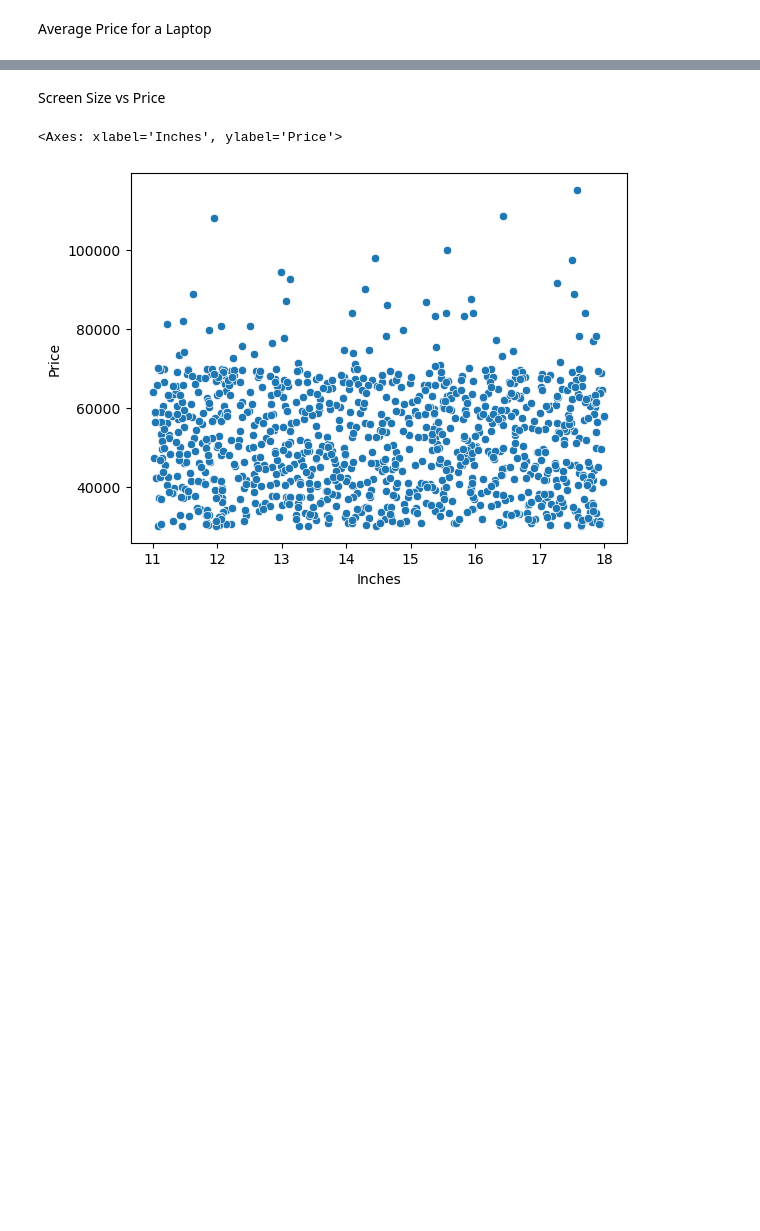
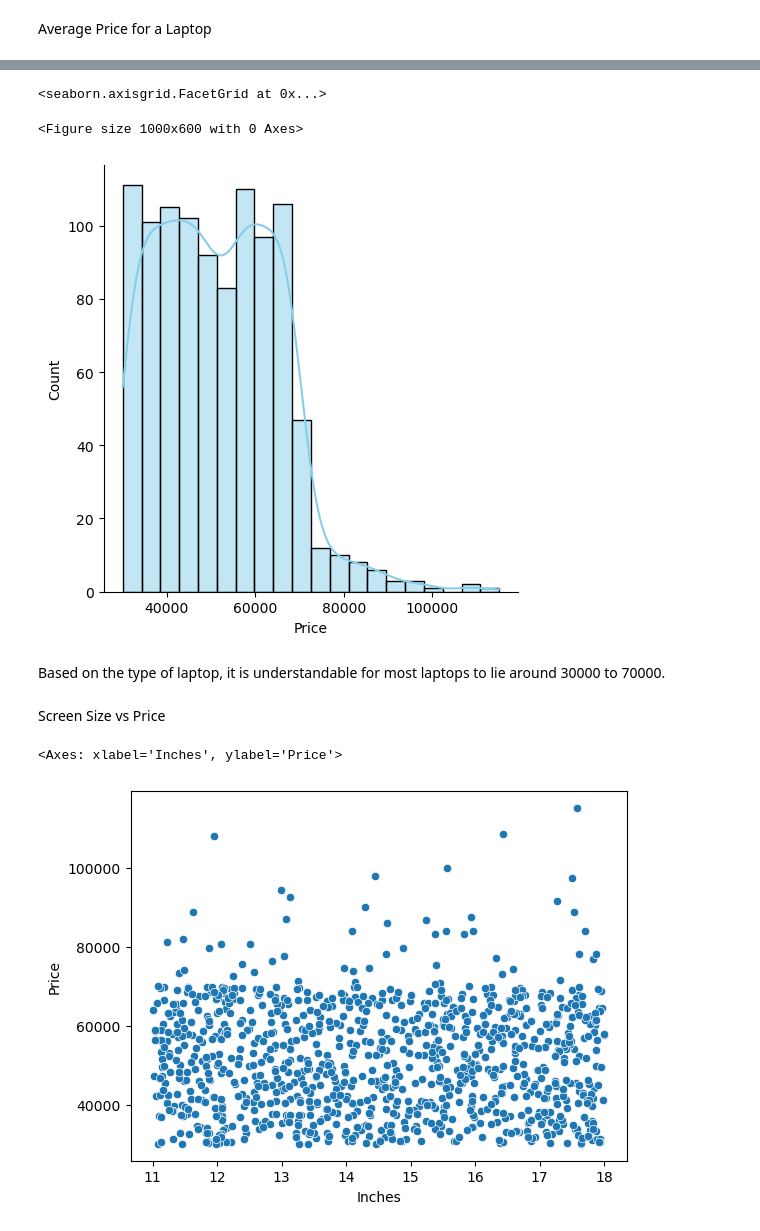
Before and after one commit to Kestrel86/laptopPriceEDA, a Jupyter notebook: laptopPriceEDA.ipynb, the cells around one changed output, grey strips where cells are left out. Cells and saved outputs as stored; diff of their text form; code cells hidden in the pictures; blank space fills up the shorter version.

```diff
--- a/laptopPriceEDA.ipynb
+++ b/laptopPriceEDA.ipynb
@@ -267,3 +281,12 @@ df.head()
+# %%
+plt.figure(figsize=(10,6))
+sns.displot(df['Price'], kde=True, color='skyblue')
+# %% [output]
+<seaborn.axisgrid.FacetGrid at 0x...>
+<Figure size 1000x600 with 0 Axes>
+[figure, added]
+# %% [markdown]
+Based on the type of laptop, it is understandable for most laptops to lie around 30000 to 70000.
 # %% [markdown]
 Screen Size vs Price
 # %%
```
Also changed, not shown: parts of 15 cells of this notebook.
